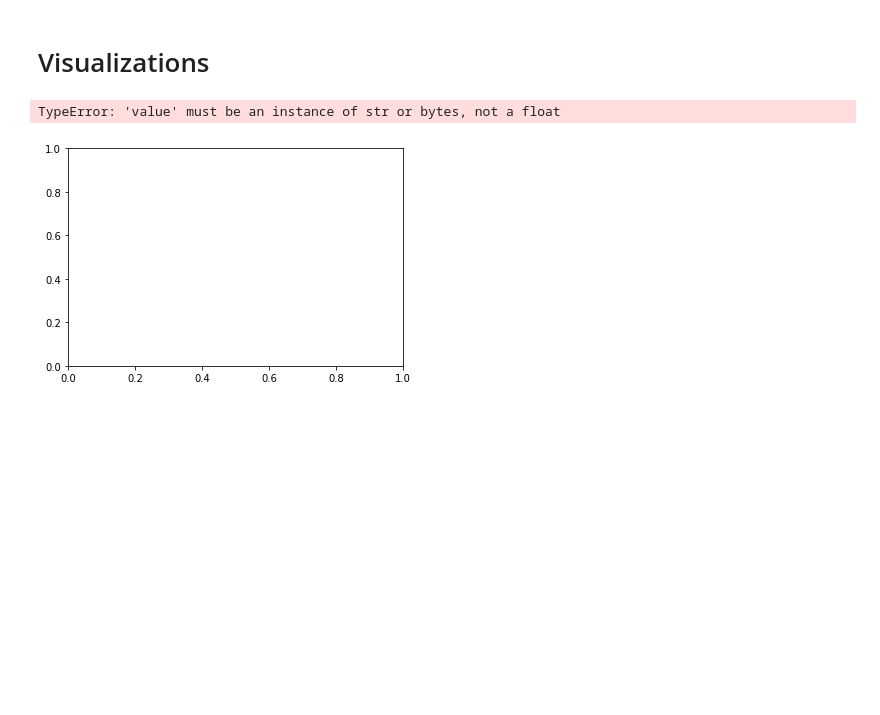
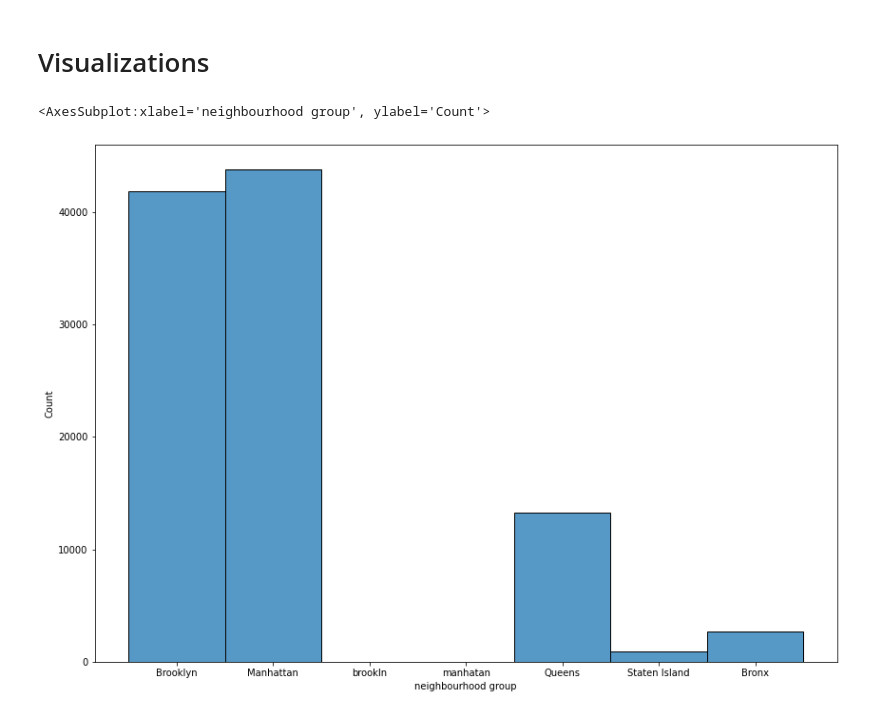
Before and after one commit to mlyngholm/AirBnb, a Jupyter notebook: AirBnb.ipynb, the cells around one changed output. Cells and saved outputs as stored; diff of their text form; code cells hidden in the pictures; blank space fills up the shorter version.

Commit message:
Added visualization of neighborhoods

```diff
--- a/AirBnb.ipynb
+++ b/AirBnb.ipynb
@@ -265,7 +265,8 @@ df["neighbourhood group"].nunique()
 # %% [markdown]
 # Visualizations
 # %%
-plt.hist(df["neighbourhood"])
+plt.figure(figsize=(14,10))
+sns.histplot(data = df, x="neighbourhood group")
 # %% [output]
-TypeError: 'value' must be an instance of str or bytes, not a float
+<AxesSubplot:xlabel='neighbourhood group', ylabel='Count'>
-[figure, old version]
+[figure, new version]
```
